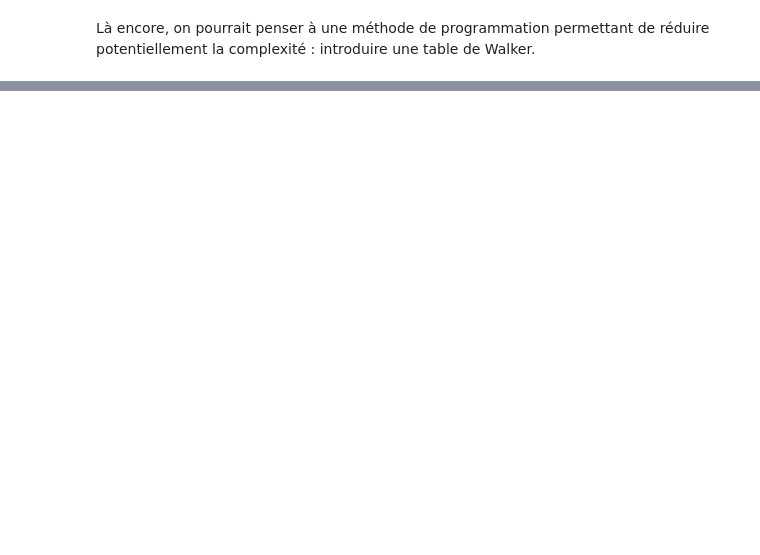
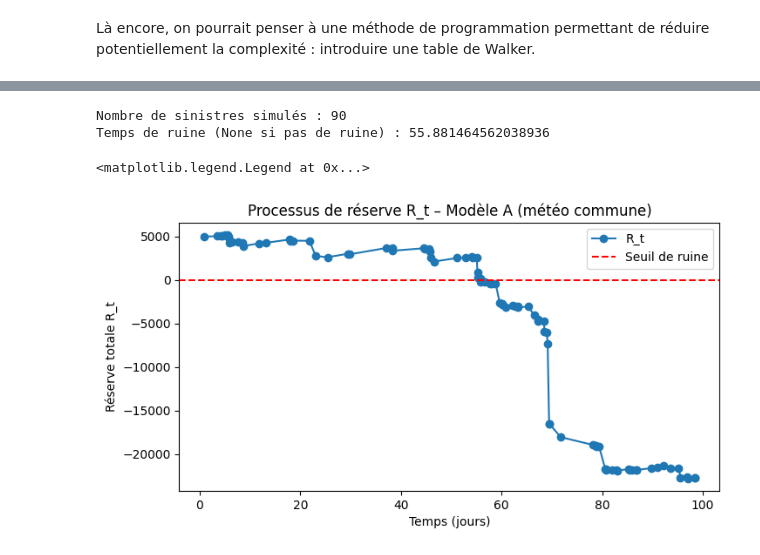
Before and after one commit to LaboiteNoire/techniques-de-simulations-, a Jupyter notebook: Projet final.ipynb, the cells around one changed output, grey strips where cells are left out. Saved outputs shown, nothing was run; the diff lists cells and outputs as text; code cells hidden in the pictures; blank space fills up the shorter version.

```diff
--- a/Projet final.ipynb
+++ b/Projet final.ipynb
@@ -322,0 +325,16 @@ Là encore, on pourrait penser à une méthode de programmation permettant de r
+# %%
+def simuler_processus_poisson(lambd, horizon=1.0):
+    """
+    Simule un processus de Poisson homogène sur [0, horizon]
+    Renvoie la liste des temps d'occurences T_n
+    """
+    T = []
+    tn = 0
+
+    while True:
+        tn += np.random.exponential(1/lambd)
+        if tn > horizon:
+            break
+        T.append(tn)
+
+    return np.array(T)
@@ -322,0 +455,46 @@ Là encore, on pourrait penser à une méthode de programmation permettant de r
+# %%
+# --- Paramètres du modèle A ---
+N = 100   # nombre d’assurés
+u = 50    # investissement initial par assuré (faible pour voir la ruine)
+c = 1     # taux de prime (faible aussi)
+horizon = 100  # jours
+
+# Matrice météo (3 états : beau, moyen, mauvais)
+M = np.array([
+    [0.8, 0.15, 0.05],
+    [0.1, 0.8,  0.1 ],
+    [0.05,0.15, 0.8 ]
+])
+H0 = 1
+# fréquences de sinistres plus fortes (météo mauvaise = beaucoup d'accidents)
+lambd = np.array([0.2, 0.6, 1.2])
+
+# Paramètres des lois de sinistres
+p = np.array([0.6, 0.3, 0.1])  # mélange : 60% normaux, 30% lourds (puissance), 10% gros entiers
+x0 = 100
+b = 800
+sigma = 50
+delta = 30
+a = 300
+alpha = 2.2
+
+# --- Simulation ---
+T, Rt, t_ruine = modele_A_meteo_commune(N, u, c, horizon, M, H0, lambd, p, x0, b, sigma, delta, a, alpha)
+
+print(f"Nombre de sinistres simulés : {len(T)}")
+print(f"Temps de ruine (None si pas de ruine) : {t_ruine}")
+
+# --- Visualisation ---
+import matplotlib.pyplot as plt
+plt.figure(figsize=(8,4))
+plt.plot(T, Rt, '-o', label='R_t')
+plt.axhline(0, color='r', linestyle='--', label='Seuil de ruine')
+plt.title("Processus de réserve R_t – Modèle A (météo commune)")
+plt.xlabel("Temps (jours)")
+plt.ylabel("Réserve totale R_t")
+plt.legend()
+# %% [output]
+Nombre de sinistres simulés : 90
+Temps de ruine (None si pas de ruine) : 55.881464562038936
+<matplotlib.legend.Legend at 0x...>
+[figure, added]
```
Also changed, not shown: parts of 15 cells of this notebook.
